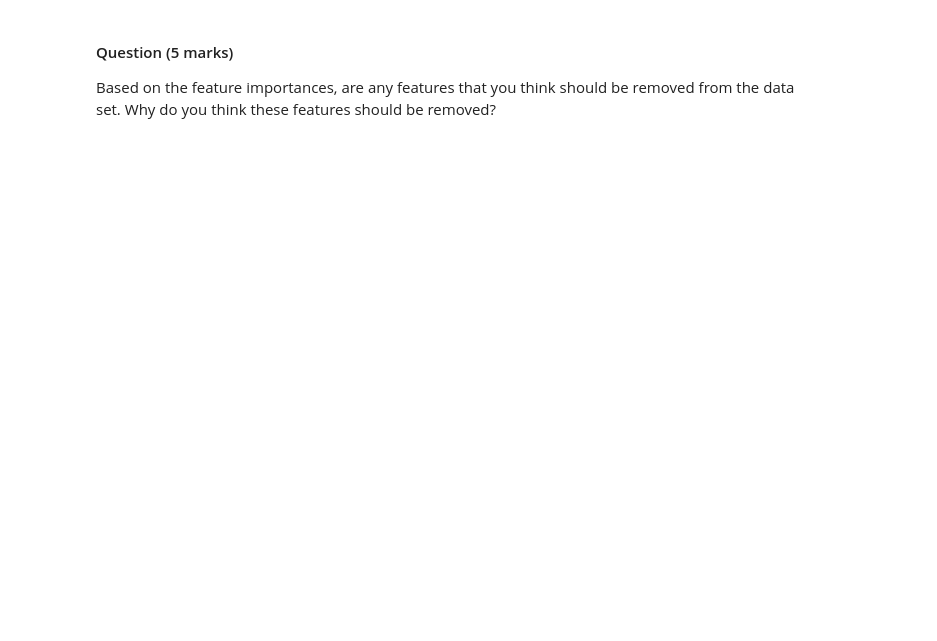
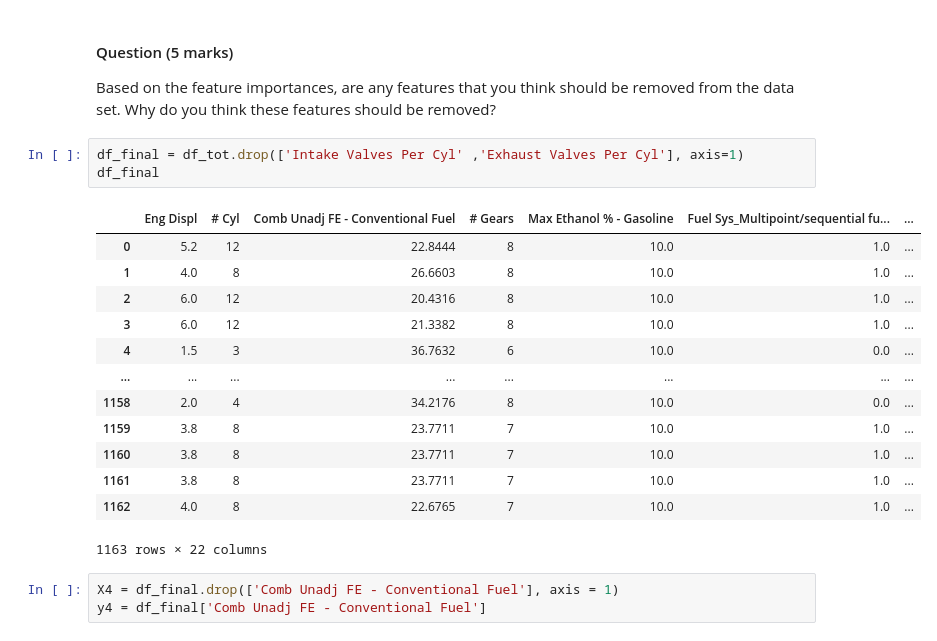
Before and after one commit to educbd/ML_, a Jupyter notebook: Graded_Lab_2.ipynb, the cells around one changed output. Cells and saved outputs as stored; diff of their text form; blank space fills up the shorter version.

```diff
--- a/Graded_Lab_2.ipynb
+++ b/Graded_Lab_2.ipynb
@@ -384,3 +384,23 @@ showimp(model_3, X3, y3)
 #### Question (5 marks)
 
 Based on the feature importances, are any features that you think should be removed from the data set.  Why do you think these features should be removed?
+# %%
+df_final = df_tot.drop(['Intake Valves Per Cyl'	,'Exhaust Valves Per Cyl'], axis=1)
+df_final
+# %% [output]
+|  | Eng Displ | # Cyl | Comb Unadj FE - Conventional Fuel | # Gears | Max Ethanol % - Gasoline | Fuel Sys_Multipoint/sequential fu... | ... |
+| 0 | 5.2 | 12 | 22.8444 | 8 | 10.0 | 1.0 | ... |
+| 1 | 4.0 | 8 | 26.6603 | 8 | 10.0 | 1.0 | ... |
+| 2 | 6.0 | 12 | 20.4316 | 8 | 10.0 | 1.0 | ... |
+| 3 | 6.0 | 12 | 21.3382 | 8 | 10.0 | 1.0 | ... |
+| 4 | 1.5 | 3 | 36.7632 | 6 | 10.0 | 0.0 | ... |
+| ... | ... | ... | ... | ... | ... | ... | ... |
+| 1158 | 2.0 | 4 | 34.2176 | 8 | 10.0 | 0.0 | ... |
+| 1159 | 3.8 | 8 | 23.7711 | 7 | 10.0 | 1.0 | ... |
+| 1160 | 3.8 | 8 | 23.7711 | 7 | 10.0 | 1.0 | ... |
+| 1161 | 3.8 | 8 | 23.7711 | 7 | 10.0 | 1.0 | ... |
+| 1162 | 4.0 | 8 | 22.6765 | 7 | 10.0 | 1.0 | ... |
+1163 rows × 22 columns
+# %%
+X4 = df_final.drop(['Comb Unadj FE - Conventional Fuel'], axis = 1)
+y4 = df_final['Comb Unadj FE - Conventional Fuel']
```
Also changed, not shown: parts of 8 cells of this notebook.
